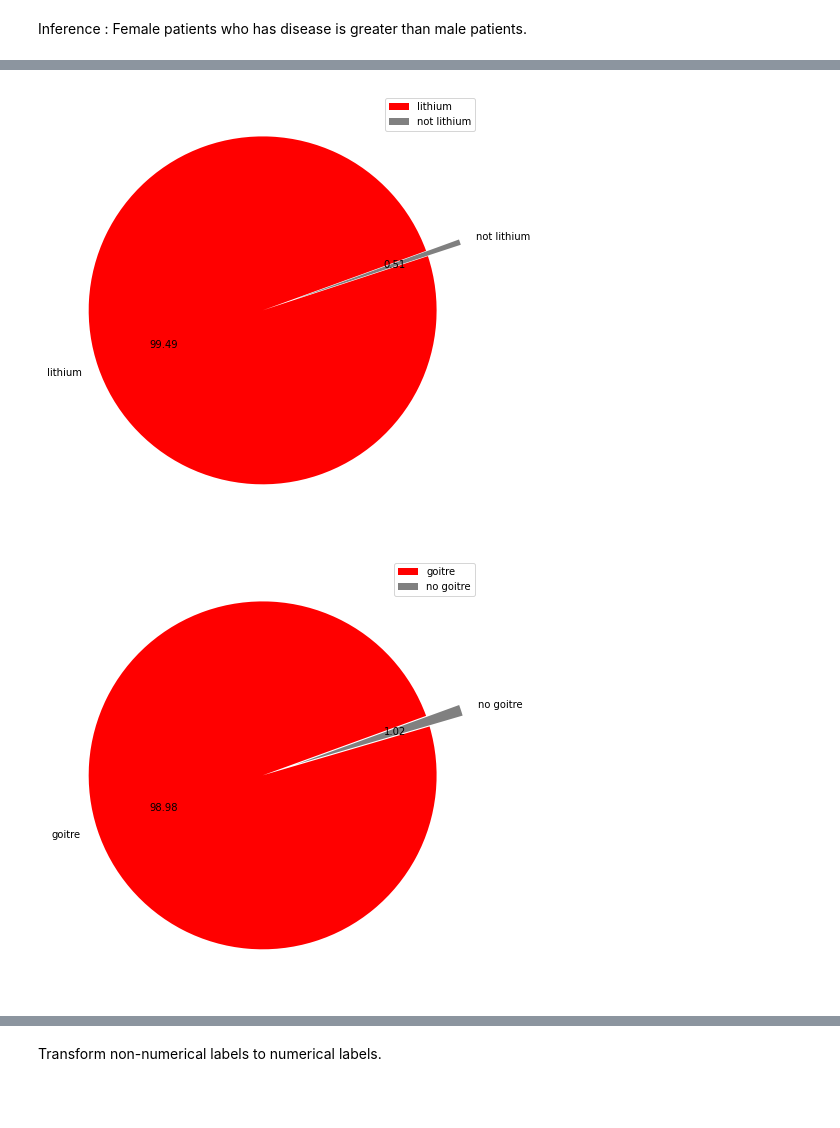
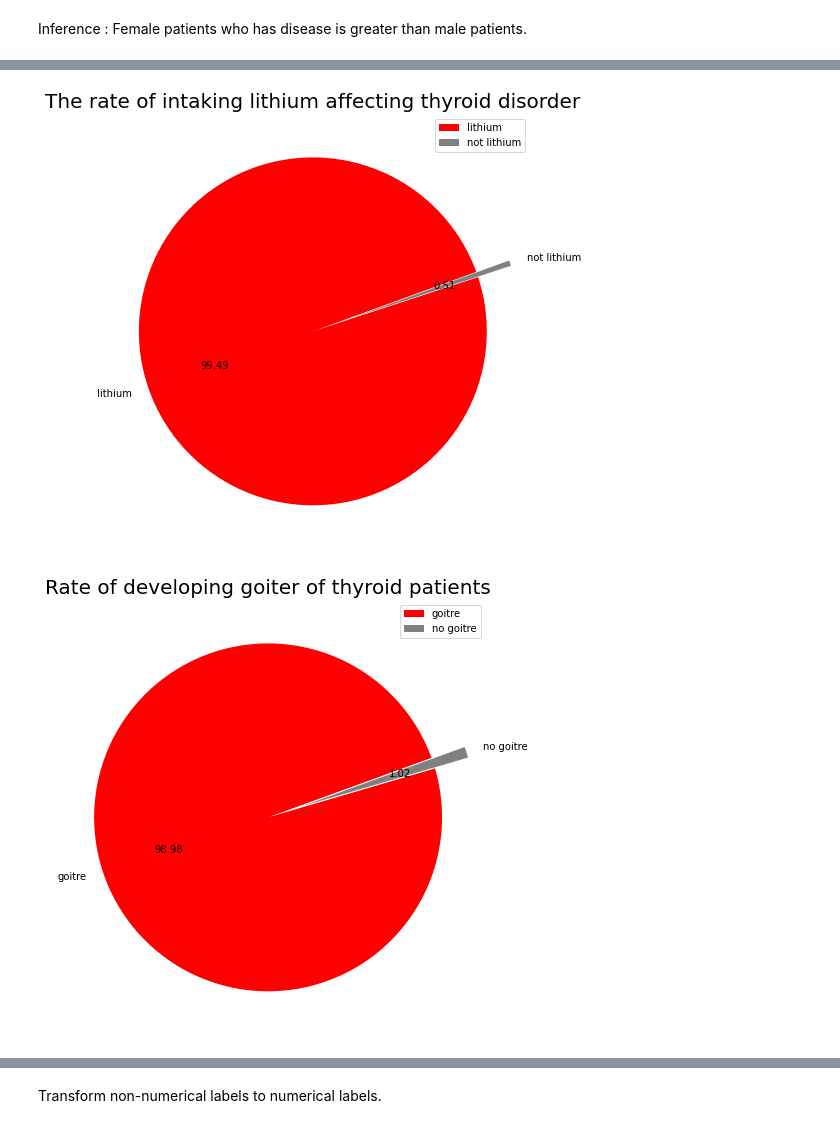
Before and after one commit to Tasnim-Jahan/Thyroid-disease-prediction-using-Machine-Learning, a Jupyter notebook: Thyroid_disease_prediction_using_Machine_Learning3.ipynb, the cells around one changed output, grey strips where cells are left out. Drawn from its saved outputs; the diff is of its cells as text; code cells hidden in the pictures; blank space fills up the shorter version.

```diff
--- a/Thyroid_disease_prediction_using_Machine_Learning3.ipynb
+++ b/Thyroid_disease_prediction_using_Machine_Learning3.ipynb
@@ -219,15 +217,16 @@ plt.legend();
 # %%
 plt.figure(figsize=(8,8))
 plt.pie(x=positive_df.lithium.value_counts(),
         labels=['lithium','not lithium'],
         startangle = 20,
         colors=['red','gray'],
         autopct='%.2f',
         explode=[0,0.2]
        );
+plt.title("The rate of intaking lithium affecting thyroid disorder",{'fontsize':20});
 plt.legend();
 # %% [output]
-[figure, old version]
+[figure, new version]
 # %%
 plt.figure(figsize=(8,8))
 plt.pie(x=positive_df.goitre.value_counts(),
@@ -237,9 +236,10 @@ plt.pie(x=positive_df.goitre.value_counts(),
         autopct='%.2f',
         explode=[0,0.2]
        );
+plt.title("Rate of developing goiter of thyroid patients",{'fontsize':20});
 plt.legend();
 # %% [output]
-[figure, old version]
+[figure, new version]
 # %%
 plt.figure(figsize=(8,8))
 plt.pie(x=positive_df.tumor.value_counts(),
```
Also changed, not shown: parts of 8 cells of this notebook.
